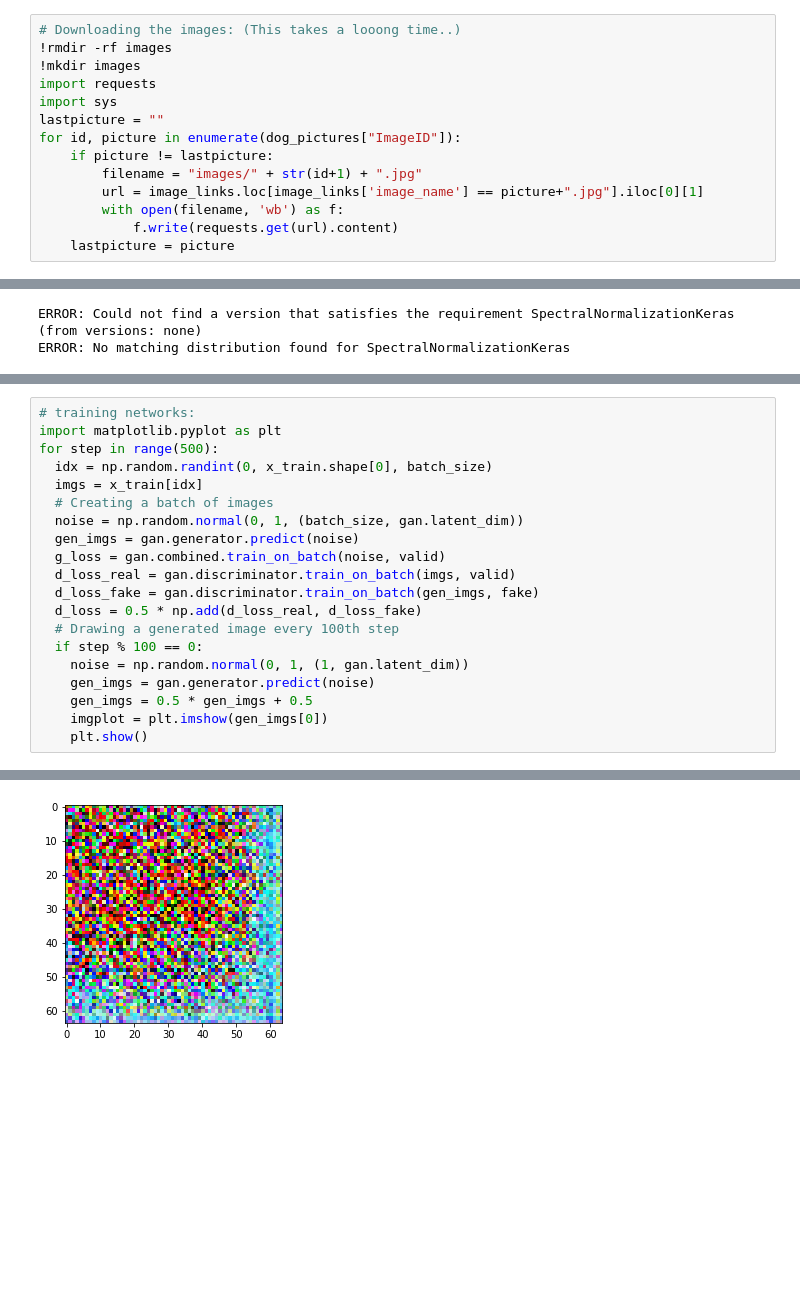
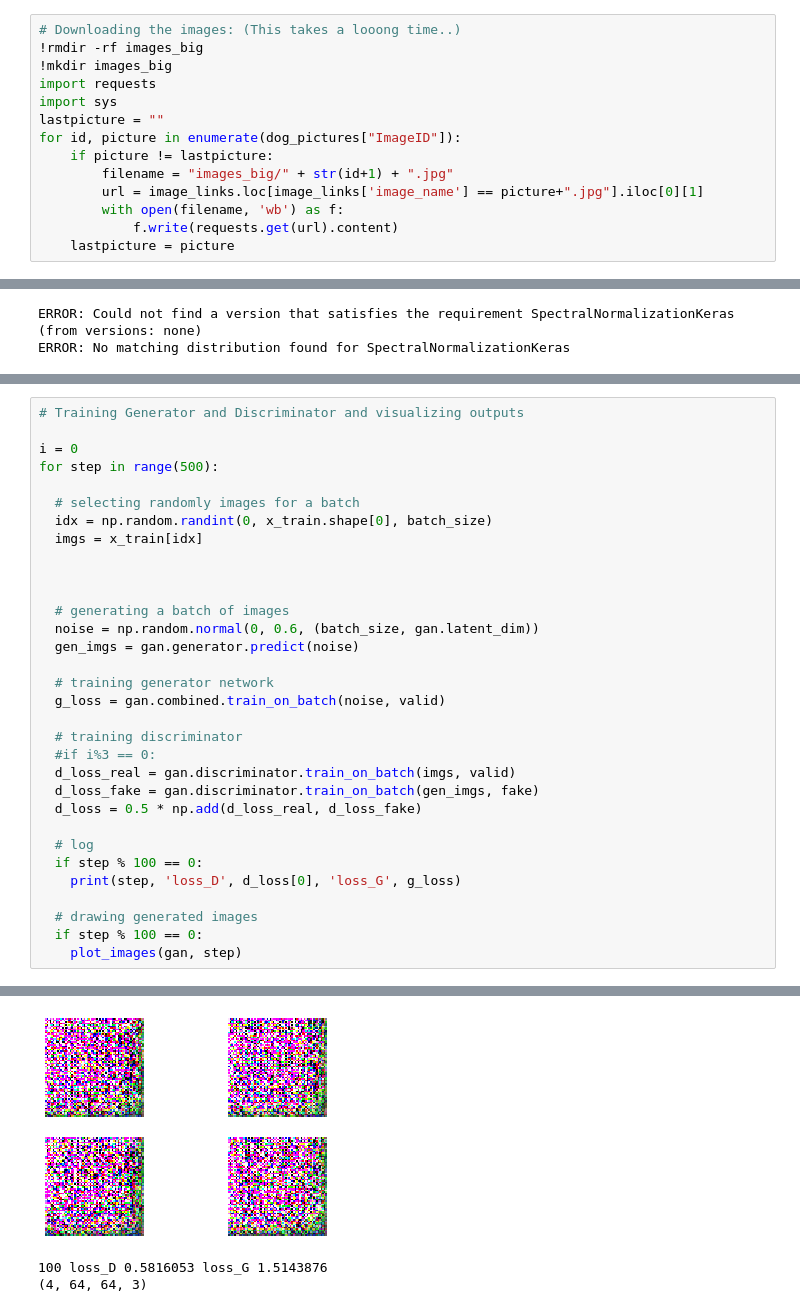
Before and after one commit to bordakm/DeepLearning, a Jupyter notebook: DogGenerator.ipynb, the cells around one changed output, grey strips where cells are left out. Cells and saved outputs as stored; diff of their text form; blank space fills up the shorter version.

```diff
--- a/DogGenerator.ipynb
+++ b/DogGenerator.ipynb
@@ -23,14 +25,14 @@ dog_pictures = annotations.loc[annotations['LabelName'] == dog_id]
 image_links = pd.read_csv(r"test-images.csv", sep=",", index_col=None)
 # %%
 # Downloading the images: (This takes a looong time..)
-!rmdir -rf images
-!mkdir images
+!rmdir -rf images_big
+!mkdir images_big
 import requests
 import sys
 lastpicture = ""
 for id, picture in enumerate(dog_pictures["ImageID"]):
     if picture != lastpicture:
-        filename = "images/" + str(id+1) + ".jpg"
+        filename = "images_big/" + str(id+1) + ".jpg"
         url = image_links.loc[image_links['image_name'] == picture+".jpg"].iloc[0][1]
         with open(filename, 'wb') as f:
             f.write(requests.get(url).content)
@@ -304,21 +297,33 @@ _________________________________________________________________
 # %%
-# training networks:
-import matplotlib.pyplot as plt
+# Training Generator and Discriminator and visualizing outputs
+
+i = 0
 for step in range(500):
+
+  # selecting randomly images for a batch
   idx = np.random.randint(0, x_train.shape[0], batch_size)
   imgs = x_train[idx]
-  # Creating a batch of images
-  noise = np.random.normal(0, 1, (batch_size, gan.latent_dim))
+
+
+
+  # generating a batch of images
+  noise = np.random.normal(0, 0.6, (batch_size, gan.latent_dim))
   gen_imgs = gan.generator.predict(noise)
+
+  # training generator network
   g_loss = gan.combined.train_on_batch(noise, valid)
+
+  # training discriminator
+  #if i%3 == 0:
   d_loss_real = gan.discriminator.train_on_batch(imgs, valid)
   d_loss_fake = gan.discriminator.train_on_batch(gen_imgs, fake)
   d_loss = 0.5 * np.add(d_loss_real, d_loss_fake)
-  # Drawing a generated image every 100th step
+
+  # log
   if step % 100 == 0:
-    noise = np.random.normal(0, 1, (1, gan.latent_dim))
-    gen_imgs = gan.generator.predict(noise)
-    gen_imgs = 0.5 * gen_imgs + 0.5
-    imgplot = plt.imshow(gen_imgs[0])
-    plt.show()
+    print(step, 'loss_D', d_loss[0], 'loss_G', g_loss)
+
+  # drawing generated images
+  if step % 100 == 0:
+    plot_images(gan, step)
 # %% [output]
@@ -328 +332,3 @@ WARNING:tensorflow:From /usr/local/lib/python3.6/dist-packages/keras/backend/ten
-[figure, old version]
+[figure, new version]
+100 loss_D 0.5816053 loss_G 1.5143876
+(4, 64, 64, 3)
```
Also changed, not shown: parts of 16 cells of this notebook, 2 other files.
